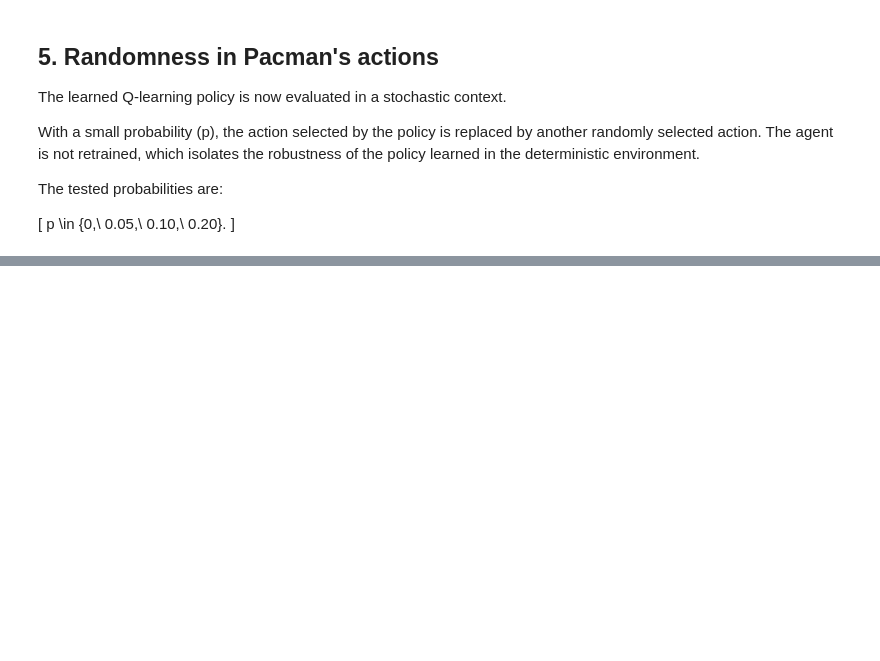
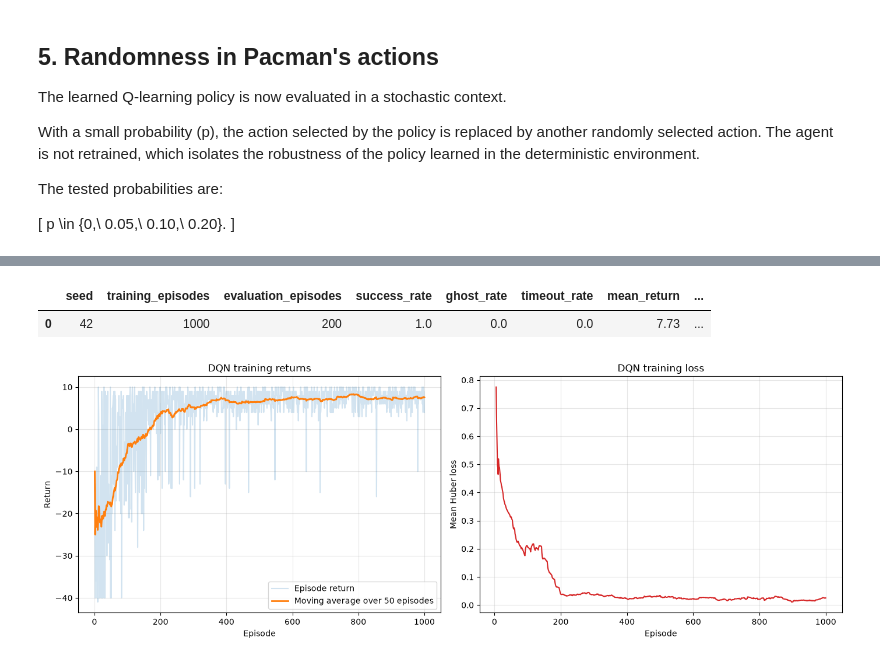
Before and after one commit to Alzaww/Pacman-RL-Agent, a Jupyter notebook: notebooks/01_pacman_rl_analysis.ipynb, the cells around one changed output, grey strips where cells are left out. Drawn from its saved outputs; the diff is of its cells as text; code cells hidden in the pictures; blank space fills up the shorter version.

```diff
--- a/notebooks/01_pacman_rl_analysis.ipynb
+++ b/notebooks/01_pacman_rl_analysis.ipynb
@@ -1203,0 +1293,77 @@ SyntaxError: invalid character '×' (U+00D7) (2995074289.py, line 7)
+# %%
+dqn_history = pd.read_csv(
+    data_directory
+    / "dqn_training_history.csv"
+)
+
+dqn_results = pd.read_csv(
+    data_directory
+    / "dqn_reference_results.csv"
+)
+
+dqn_history["return_moving_average"] = (
+    dqn_history["episode_return"]
+    .rolling(
+        window=50,
+        min_periods=1,
+    )
+    .mean()
+)
+
+dqn_history["loss_moving_average"] = (
+    dqn_history["mean_loss"]
+    .rolling(
+        window=50,
+        min_periods=1,
+    )
+    .mean()
+)
+
+display(
+    dqn_results.round(4)
+)
+# %% [output]
+|  | seed | training_episodes | evaluation_episodes | success_rate | ghost_rate | timeout_rate | mean_return | ... |
+| 0 | 42 | 1000 | 200 | 1.0 | 0.0 | 0.0 | 7.73 | ... |
+# %%
+fig, axes = plt.subplots(
+    1,
+    2,
+    figsize=(14, 5),
+)
+
+axes[0].plot(
+    dqn_history["episode"],
+    dqn_history["episode_return"],
+    alpha=0.2,
+    label="Episode return",
+)
+
+axes[0].plot(
+    dqn_history["episode"],
+    dqn_history["return_moving_average"],
+    linewidth=2,
+    label="Moving average over 50 episodes",
+)
+
+axes[0].set_title("DQN training returns")
+axes[0].set_xlabel("Episode")
+axes[0].set_ylabel("Return")
+axes[0].grid(alpha=0.3)
+axes[0].legend()
+
+axes[1].plot(
+    dqn_history["episode"],
+    dqn_history["loss_moving_average"],
+    color="tab:red",
+)
+
+axes[1].set_title("DQN training loss")
+axes[1].set_xlabel("Episode")
+axes[1].set_ylabel("Mean Huber loss")
+axes[1].grid(alpha=0.3)
+
+plt.tight_layout()
+plt.show()
+# %% [output]
+[figure, added]
```
Also changed, not shown: parts of 8 cells of this notebook.
